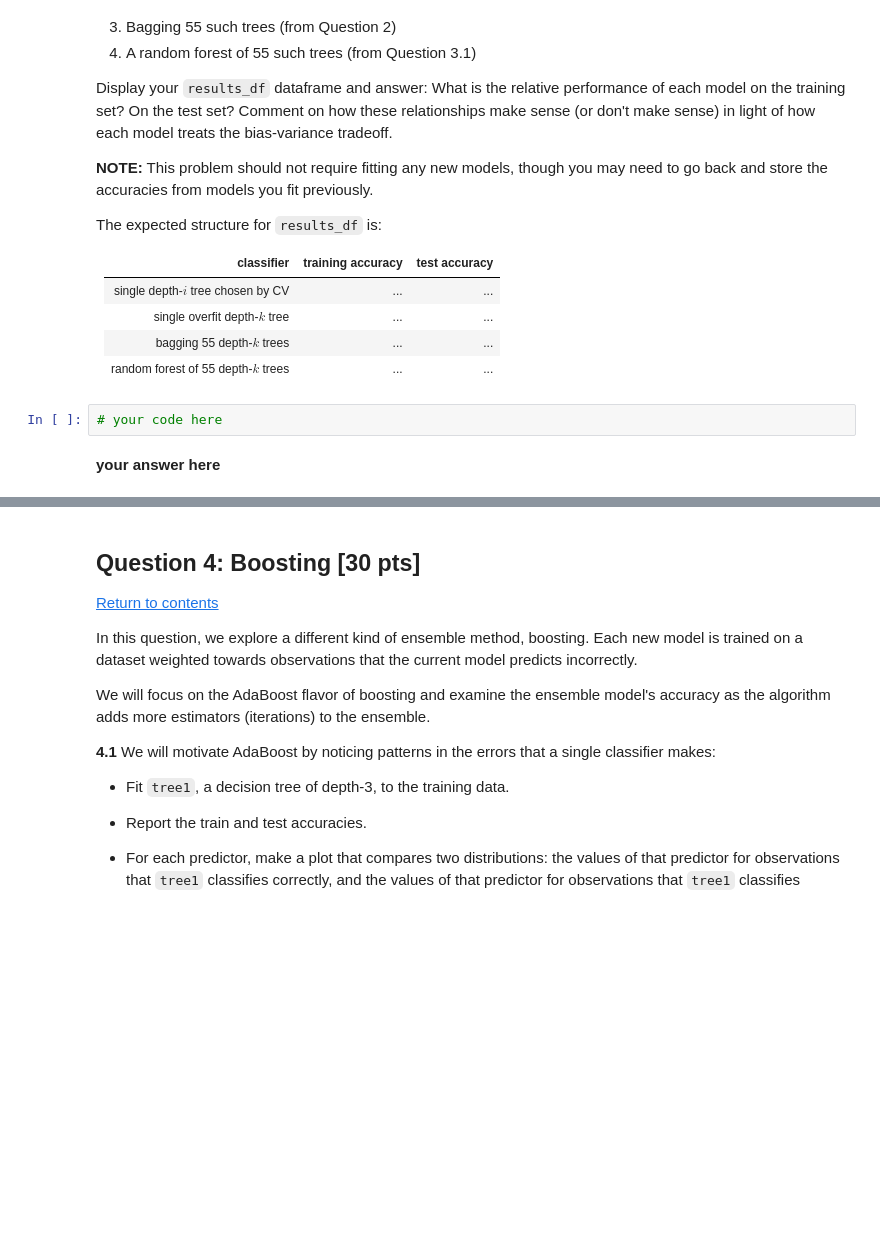
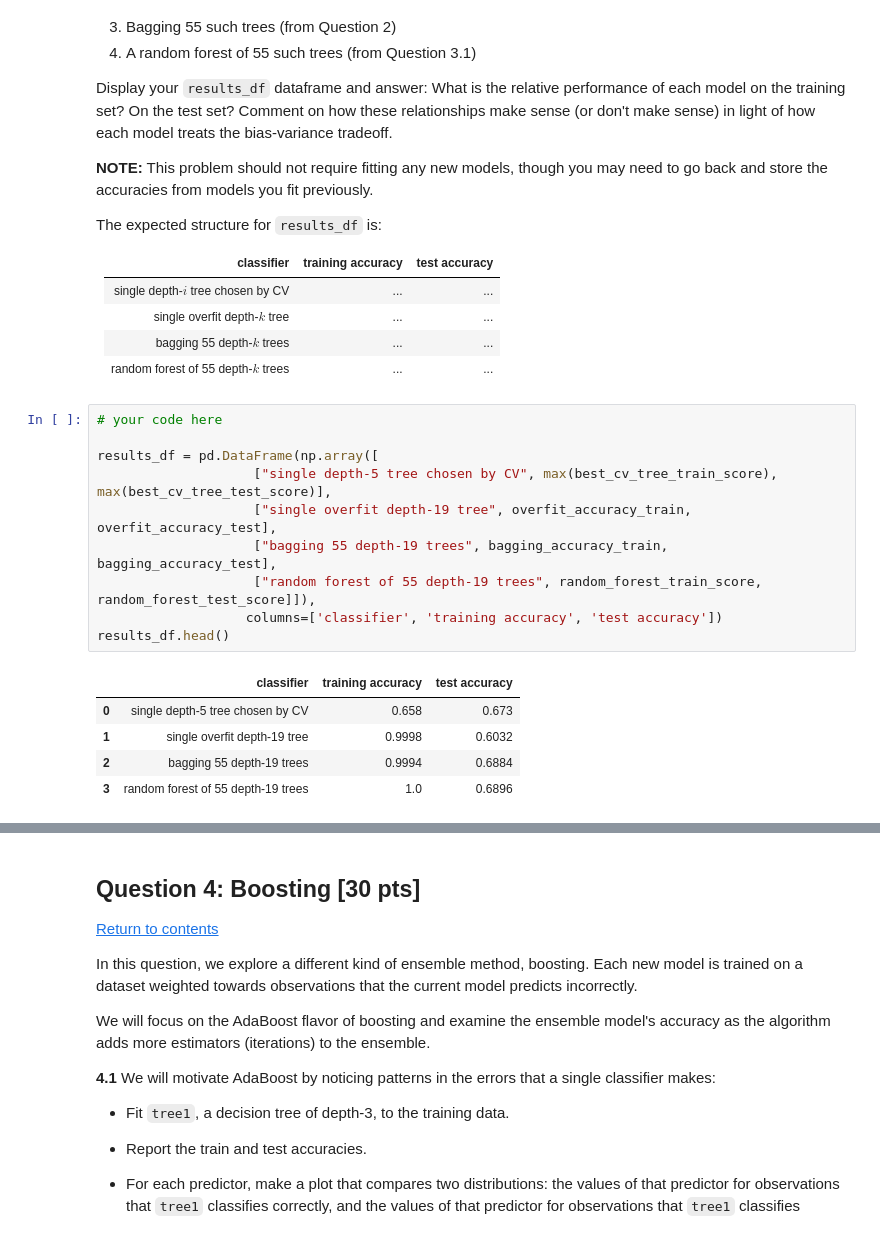
Before and after one commit to westonruths/ac209a, a Jupyter notebook: cs109a_hw6/cs109a_hw6.ipynb, the cells around one changed output, grey strips where cells are left out. Drawn from its saved outputs; the diff is of its cells as text; blank space fills up the shorter version.

```diff
--- a/cs109a_hw6/cs109a_hw6.ipynb
+++ b/cs109a_hw6/cs109a_hw6.ipynb
@@ -737,7 +779,19 @@ The expected structure for `results_df` is:
 | random forest of 55 depth-$k$ trees | ... | ... |
 
 </div>
-# %%
-# your code here
-# %% [markdown]
-**your answer here**
+# %%
+# your code here
+
+results_df = pd.DataFrame(np.array([
+                    ["single depth-5 tree chosen by CV", max(best_cv_tree_train_score), max(best_cv_tree_test_score)],
+                    ["single overfit depth-19 tree", overfit_accuracy_train, overfit_accuracy_test],
+                    ["bagging 55 depth-19 trees", bagging_accuracy_train, bagging_accuracy_test],
+                    ["random forest of 55 depth-19 trees", random_forest_train_score, random_forest_test_score]]),
+                   columns=['classifier', 'training accuracy', 'test accuracy'])
+results_df.head()
+# %% [output]
+|  | classifier | training accuracy | test accuracy |
+| 0 | single depth-5 tree chosen by CV | 0.658 | 0.673 |
+| 1 | single overfit depth-19 tree | 0.9998 | 0.6032 |
+| 2 | bagging 55 depth-19 trees | 0.9994 | 0.6884 |
+| 3 | random forest of 55 depth-19 trees | 1.0 | 0.6896 |
```
Also changed, not shown: parts of 43 cells of this notebook, 1 other file.
